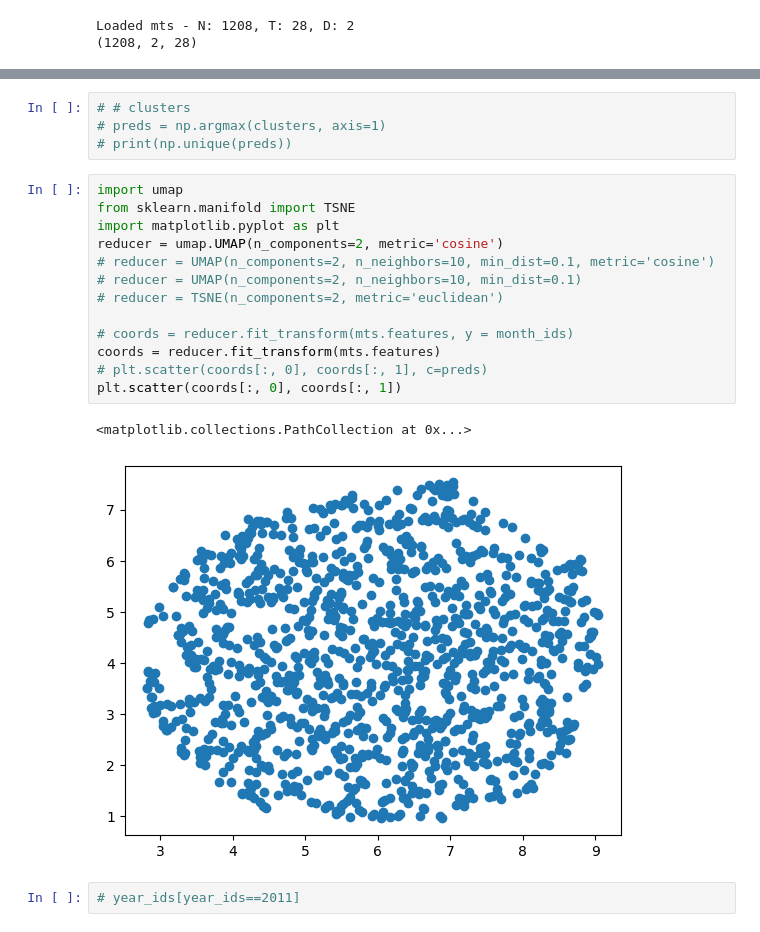
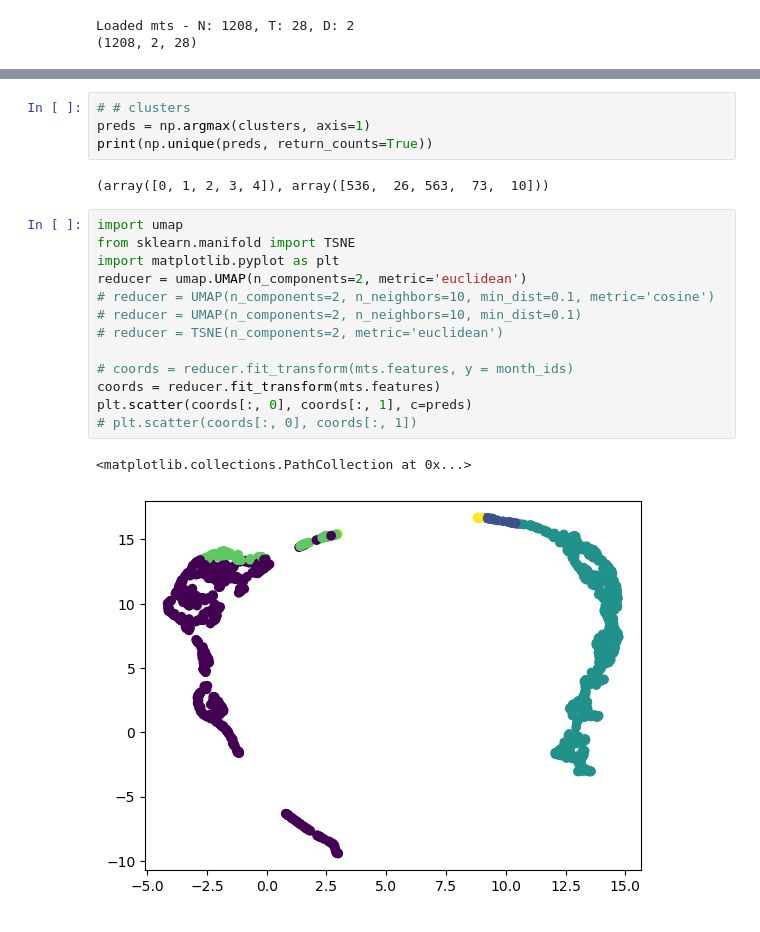
Before and after one commit to texsmv/airq_tool, a Jupyter notebook: ontario_projections_months.ipynb, the cells around one changed output, grey strips where cells are left out. Drawn from its saved outputs; the diff is of its cells as text.

```diff
--- a/ontario_projections_months.ipynb
+++ b/ontario_projections_months.ipynb
@@ -96,22 +134,22 @@ _, mts.features = cae.encode(mts.X)
 # %%
 # # clusters
-# preds = np.argmax(clusters, axis=1)
-# print(np.unique(preds))
+preds = np.argmax(clusters, axis=1)
+print(np.unique(preds, return_counts=True))
+# %% [output]
+(array([0, 1, 2, 3, 4]), array([536,  26, 563,  73,  10]))
 # %%
 import umap
 from sklearn.manifold import TSNE
 import matplotlib.pyplot as plt
-reducer = umap.UMAP(n_components=2, metric='cosine')
+reducer = umap.UMAP(n_components=2, metric='euclidean')
 # reducer = UMAP(n_components=2, n_neighbors=10, min_dist=0.1, metric='cosine')
 # reducer = UMAP(n_components=2, n_neighbors=10, min_dist=0.1)
 # reducer = TSNE(n_components=2, metric='euclidean')
 
 # coords = reducer.fit_transform(mts.features, y = month_ids)
 coords = reducer.fit_transform(mts.features)
-# plt.scatter(coords[:, 0], coords[:, 1], c=preds)
-plt.scatter(coords[:, 0], coords[:, 1])
+plt.scatter(coords[:, 0], coords[:, 1], c=preds)
+# plt.scatter(coords[:, 0], coords[:, 1])
 # %% [output]
 <matplotlib.collections.PathCollection at 0x...>
-[figure, old version]
+[figure, new version]
-# %%
-# year_ids[year_ids==2011]
```
Also changed, not shown: parts of 11 cells of this notebook, 5 other files.
